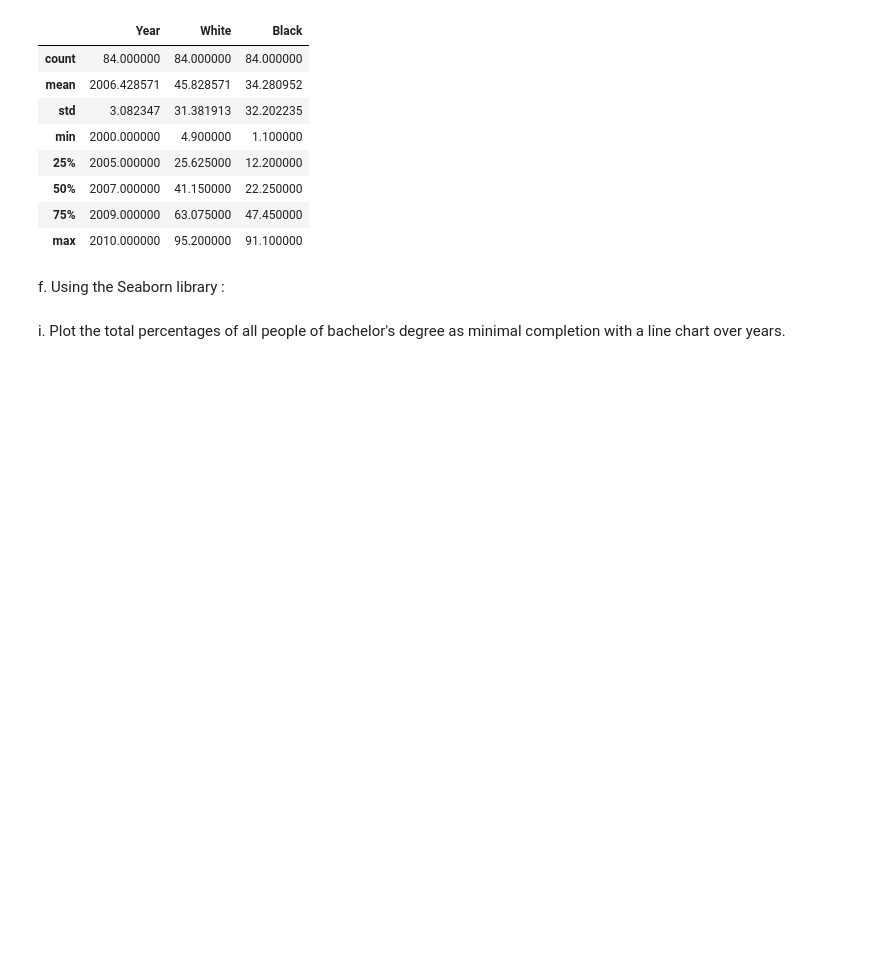
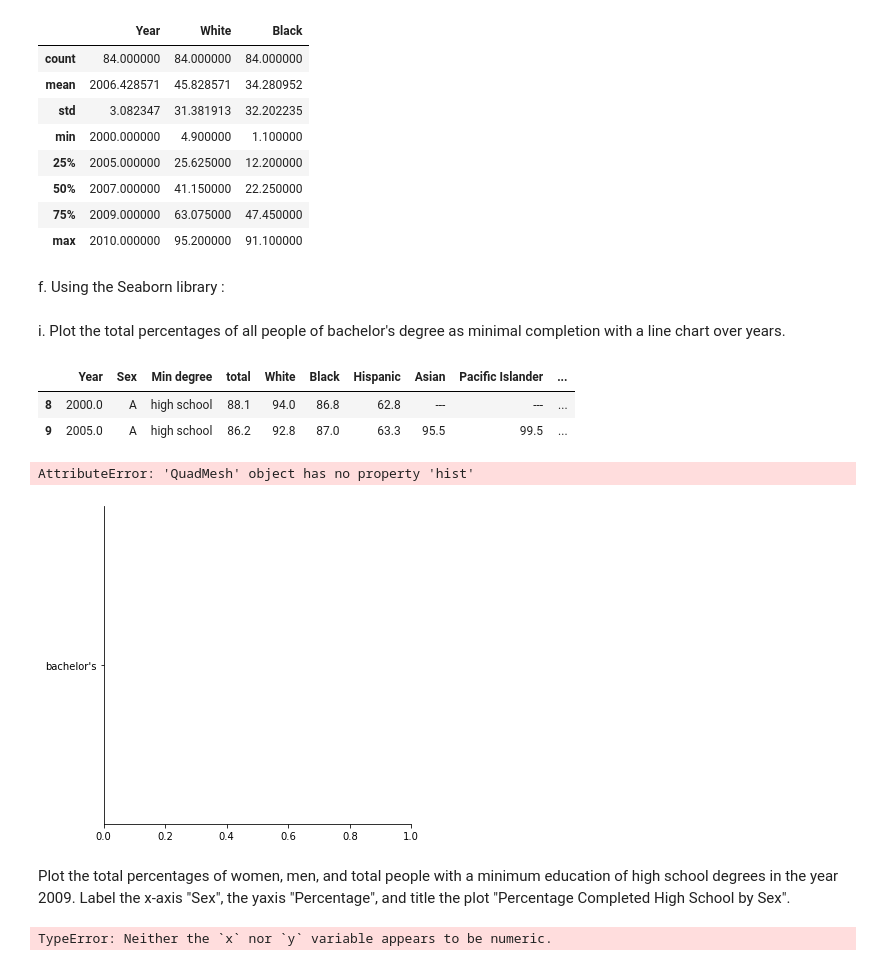
Before and after one commit to Code-with-jaycee/Edication-attainment-project, a Jupyter notebook: main.ipynb, the cells around one changed output. Cells and saved outputs as stored; diff of their text form; code cells hidden in the pictures; blank space fills up the shorter version.

```diff
--- a/main.ipynb
+++ b/main.ipynb
@@ -117,3 +117,37 @@ f. Using the Seaborn library :
 # %% [markdown]
 i. Plot the total percentages of all people of bachelor's degree as minimal
 completion with a line chart over years.
+# %%
+Education_Award.head(2)
+# %% [output]
+|  | Year | Sex | Min degree | total | White | Black | Hispanic | Asian | Pacific Islander | ... |
+| 8 | 2000.0 | A | high school | 88.1 | 94.0 | 86.8 | 62.8 | --- | --- | ... |
+| 9 | 2005.0 | A | high school | 86.2 | 92.8 | 87.0 | 63.3 | 95.5 | 99.5 | ... |
+# %%
+import matplotlib.pyplot as plt
+bach_degree = Education_Award[
+
+        (Education_Award["Min degree"] == "bachelor's")
+
+        ]
+
+
+
+ax= sns.displot(x="Year", y= "Min degree",data=bach_degree , hist=False)
+plt.title('Graph')
+plt.show()
+# %% [output]
+AttributeError: 'QuadMesh' object has no property 'hist'
+[figure, added]
+# %% [markdown]
+Plot the total percentages of women, men, and total people with a minimum education of high school degrees in the year 2009. Label the x-axis "Sex", the yaxis "Percentage", and title the plot "Percentage Completed High School by Sex".
+# %%
+new_data = Education_Award[
+    (Education_Award["Min degree"] == "high school")&
+    (Education_Award["Year"] == 2009)
+
+]
+
+sns.barplot(x="Sex", y="Min degree", data=new_data)
+# %% [output]
+TypeError: Neither the `x` nor `y` variable appears to be numeric.
```
Also changed, not shown: parts of 1 cell of this notebook.
